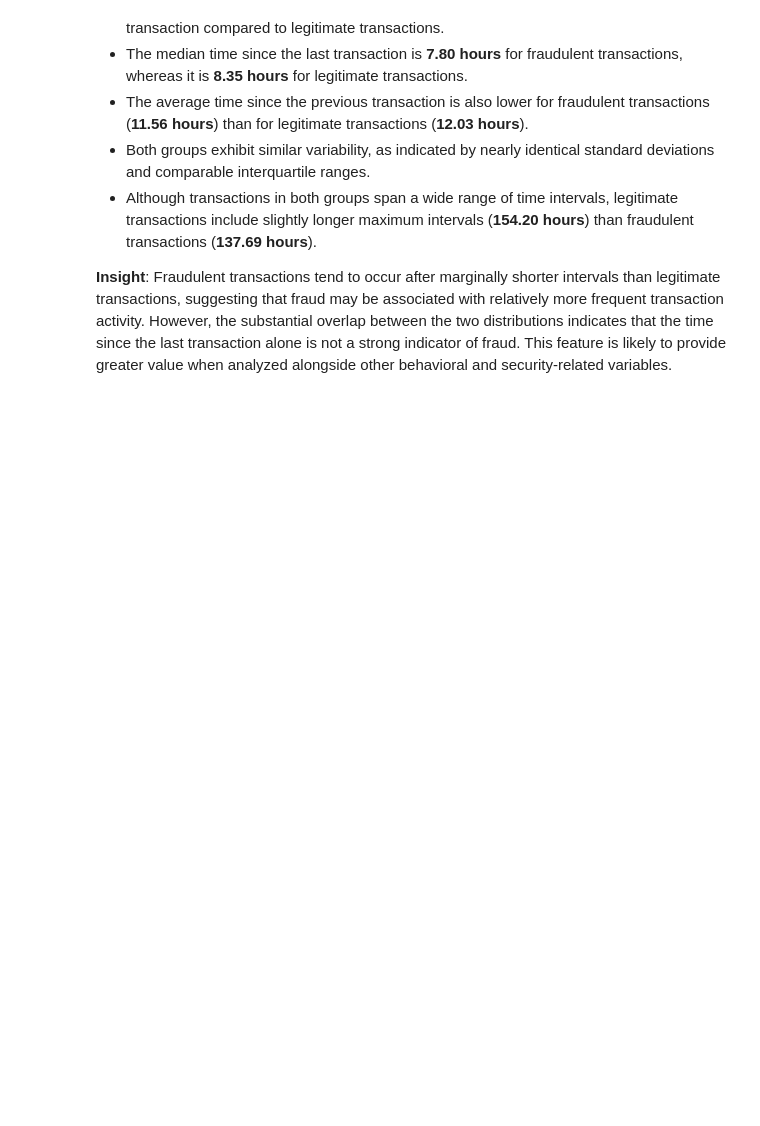
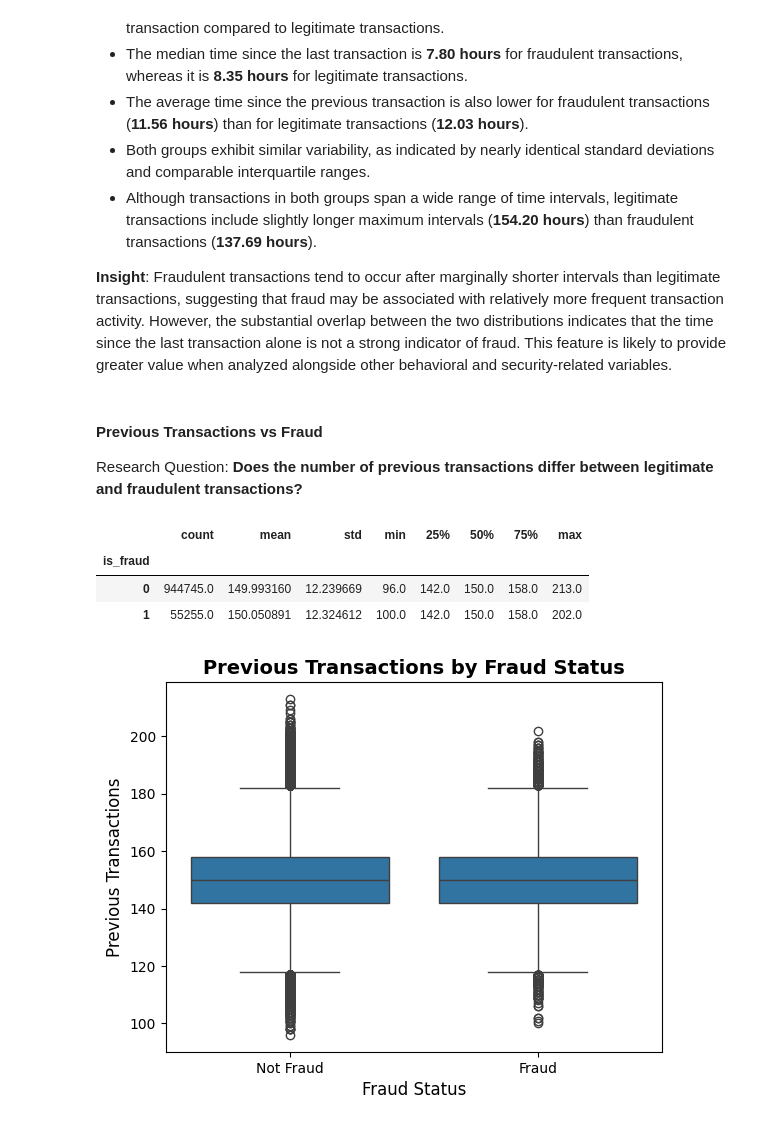
Before and after one commit to abhi-saurav-saroya/bank-fraud-eda, a Jupyter notebook: notebooks/02_exploratory_data_analysis.ipynb, the cells around one changed output. Cells and saved outputs as stored; diff of their text form; code cells hidden in the pictures; blank space fills up the shorter version.

Commit message:
feat(eda/bivariate-analysis): add Previous Transactions vs Fraud analysis under Transaction Behaviour by Fraud Status

```diff
--- a/notebooks/02_exploratory_data_analysis.ipynb
+++ b/notebooks/02_exploratory_data_analysis.ipynb
@@ -1809,3 +1809,29 @@ plt.show()
 - Although transactions in both groups span a wide range of time intervals, legitimate transactions include slightly longer maximum intervals (**154.20 hours**) than fraudulent transactions (**137.69 hours**).
 
 **Insight**: Fraudulent transactions tend to occur after marginally shorter intervals than legitimate transactions, suggesting that fraud may be associated with relatively more frequent transaction activity. However, the substantial overlap between the two distributions indicates that the time since the last transaction alone is not a strong indicator of fraud. This feature is likely to provide greater value when analyzed alongside other behavioral and security-related variables.
+# %% [markdown]
+#### Previous Transactions vs Fraud
+
+Research Question: **Does the number of previous transactions differ between legitimate and fraudulent transactions?**
+# %%
+df.groupby("is_fraud")["num_prev_transactions"].describe()
+# %% [output]
+|  | count | mean | std | min | 25% | 50% | 75% | max |
+| is_fraud |  |  |  |  |  |  |  |  |
+| 0 | 944745.0 | 149.993160 | 12.239669 | 96.0 | 142.0 | 150.0 | 158.0 | 213.0 |
+| 1 | 55255.0 | 150.050891 | 12.324612 | 100.0 | 142.0 | 150.0 | 158.0 | 202.0 |
+# %%
+sns.boxplot(
+    data=df,
+    x="is_fraud",
+    y="num_prev_transactions"
+)
+
+plt.title("Previous Transactions by Fraud Status", fontsize=14, fontweight="bold")
+plt.xlabel("Fraud Status", fontsize=12)
+plt.ylabel("Previous Transactions", fontsize=12)
+plt.xticks([0, 1], ["Not Fraud", "Fraud"])
+
+plt.show()
+# %% [output]
+[figure, added]
```
Also changed, not shown: parts of 1 cell of this notebook.
